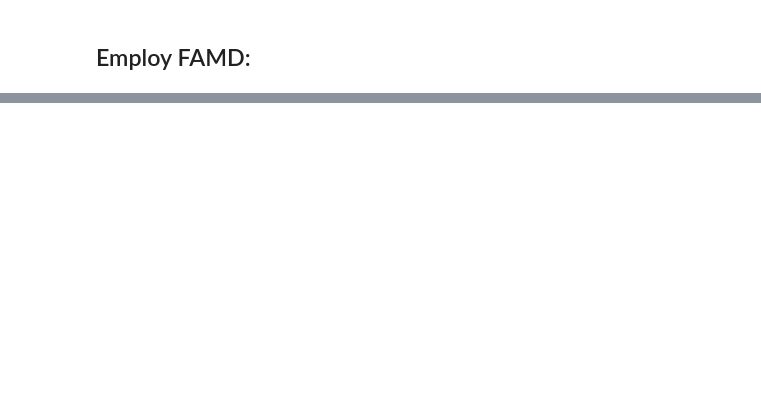
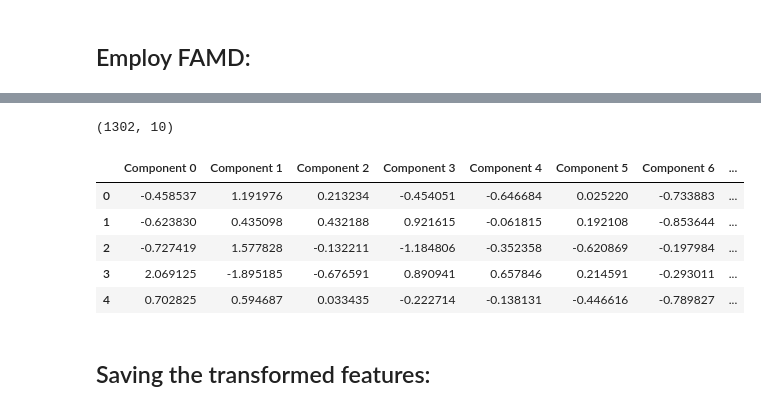
Before and after one commit to georgeaidinis/Dissertation, a Jupyter notebook: DeepCCA Model/FAMD.ipynb, the cells around one changed output, grey strips where cells are left out. Drawn from its saved outputs; the diff is of its cells as text; code cells hidden in the pictures; blank space fills up the shorter version.

```diff
--- a/DeepCCA Model/FAMD.ipynb
+++ b/DeepCCA Model/FAMD.ipynb
@@ -86,0 +120,28 @@ Fitted the model
+# %%
+n_comps = 10
+famd = FAMD(n_components=n_comps, n_iter=3)
+famd.fit(X,y=Y)
+
+print("########################################################")
+# The inertia for a component describes the amount of variation the component explains.
+# The inertia for a column describes how much the values for that category differ from
+# the expected value under the assumption that none of the categorical variables are
+# correlated.
+print("Total Inertia: ", famd.total_inertia_)
+print("Sum of eigenv: ", famd.eigenvalues_.sum())
+print("Expl inert sum:", sum(famd.explained_inertia_))
+print("########################################################")
+for i in range(n_comps):
+    print("Explained Inertia for component %d: " %i, famd.explained_inertia_[i])
+print("########################################################")
+print("Number of Eigenvalues: ", len(famd.eigenvalues_))
+print(famd.eigenvalues_)
+print("########################################################")
+print("Explained variance by component:")
+for i in range(n_comps):
+    print("Explained Variance for component ", i, ": ", round(100*famd.eigenvalues_[i]/sum(famd.eigenvalues_),2),"%",sep="")
+print("########################################################")
+print("Ratios between explained inertia and explained variance:")
+print(famd.explained_inertia_[0]/(famd.eigenvalues_[0]/sum(famd.eigenvalues_)))
+print(famd.explained_inertia_[1]/(famd.eigenvalues_[1]/sum(famd.eigenvalues_)))
+print(famd.explained_inertia_[2]/(famd.eigenvalues_[2]/sum(famd.eigenvalues_)))
@@ -86,0 +166,16 @@ Fitted the model
+# %%
+transformed_genetic_data = famd.transform(X)
+columns = ["Component " + str(x) for x in list(transformed_genetic_data.columns)]
+transformed_genetic_data.columns = columns
+print(transformed_genetic_data.shape)
+transformed_genetic_data.head()
+# %% [output]
+(1302, 10)
+|  | Component 0 | Component 1 | Component 2 | Component 3 | Component 4 | Component 5 | Component 6 | ... |
+| 0 | -0.458537 | 1.191976 | 0.213234 | -0.454051 | -0.646684 | 0.025220 | -0.733883 | ... |
+| 1 | -0.623830 | 0.435098 | 0.432188 | 0.921615 | -0.061815 | 0.192108 | -0.853644 | ... |
+| 2 | -0.727419 | 1.577828 | -0.132211 | -1.184806 | -0.352358 | -0.620869 | -0.197984 | ... |
+| 3 | 2.069125 | -1.895185 | -0.676591 | 0.890941 | 0.657846 | 0.214591 | -0.293011 | ... |
+| 4 | 0.702825 | 0.594687 | 0.033435 | -0.222714 | -0.138131 | -0.446616 | -0.789827 | ... |
+# %% [markdown]
+## Saving the transformed features:
```
Also changed, not shown: parts of 9 cells of this notebook, 17 other files.
